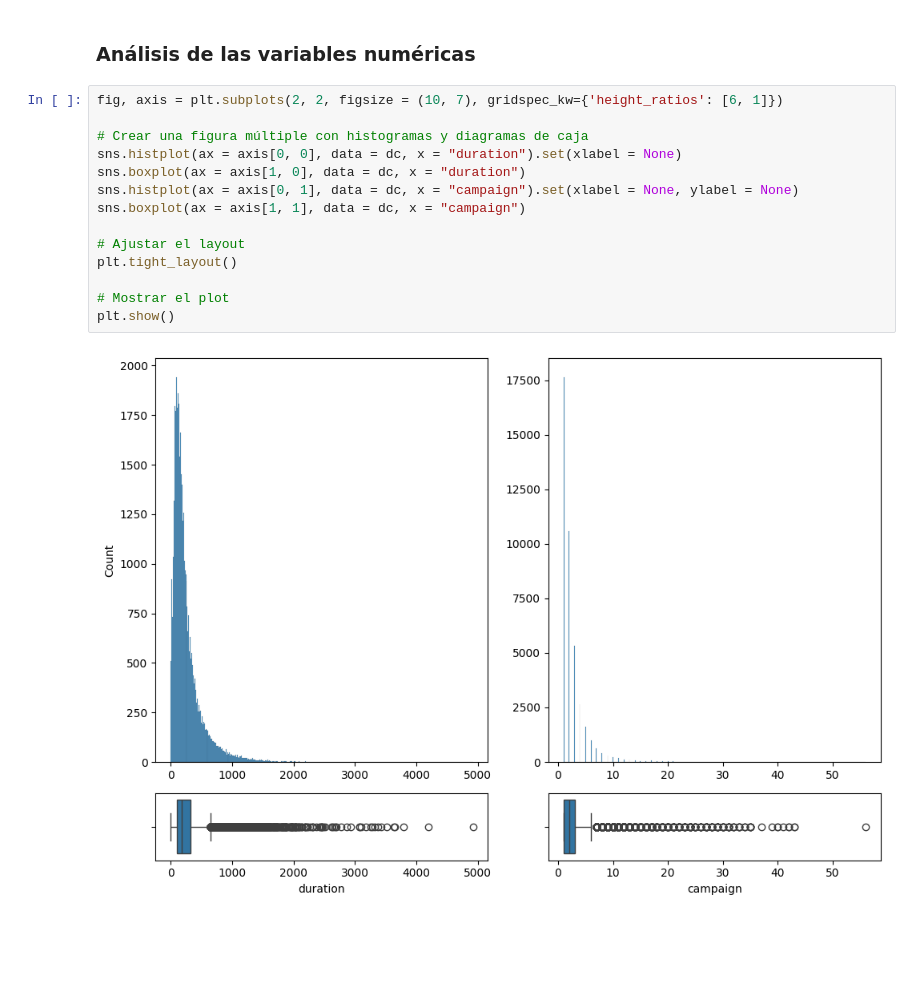
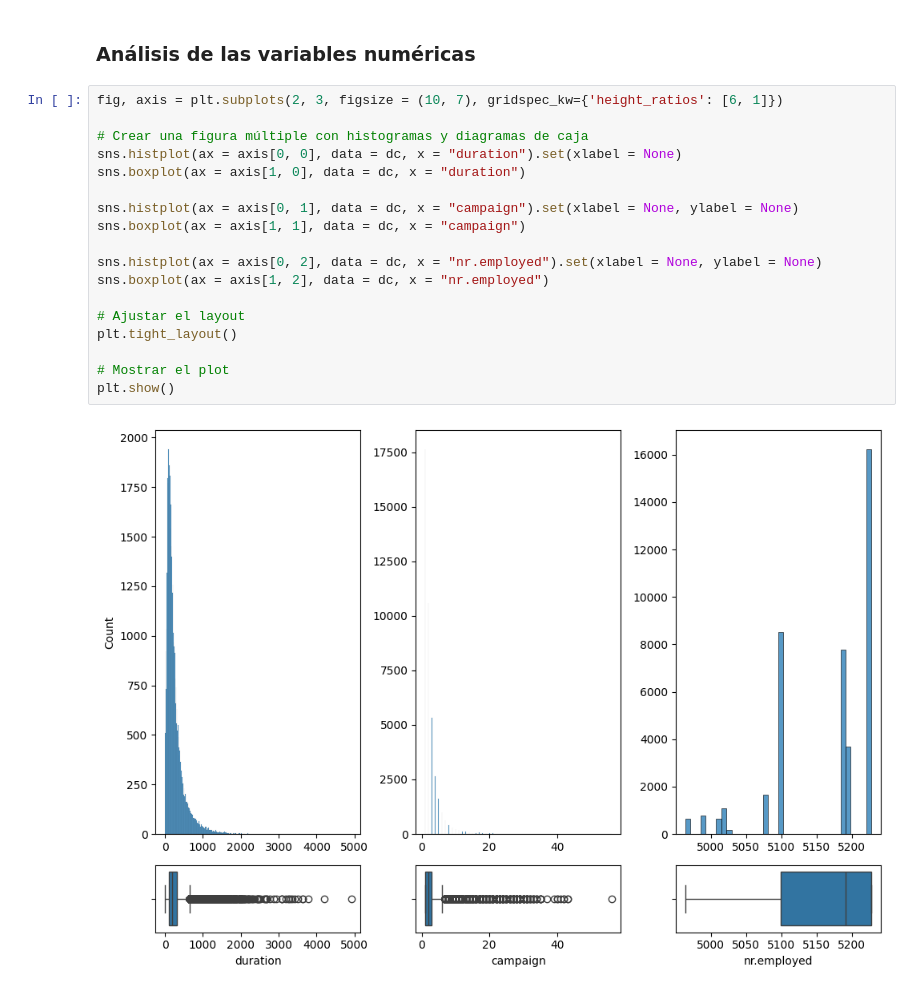
Before and after one commit to Jesuscastanedam/Jesuscastanedam_machine-learning-python-template, a Jupyter notebook: src/explore.ipynb, the cells around one changed output. Drawn from its saved outputs; the diff is of its cells as text; blank space fills up the shorter version.

```diff
--- a/src/explore.ipynb
+++ b/src/explore.ipynb
@@ -159,18 +159,22 @@ plt.show()
 # %% [markdown]
 ### Análisis de las variables numéricas
 # %%
-fig, axis = plt.subplots(2, 2, figsize = (10, 7), gridspec_kw={'height_ratios': [6, 1]})
+fig, axis = plt.subplots(2, 3, figsize = (10, 7), gridspec_kw={'height_ratios': [6, 1]})
 
 # Crear una figura múltiple con histogramas y diagramas de caja
 sns.histplot(ax = axis[0, 0], data = dc, x = "duration").set(xlabel = None)
 sns.boxplot(ax = axis[1, 0], data = dc, x = "duration")
+
 sns.histplot(ax = axis[0, 1], data = dc, x = "campaign").set(xlabel = None, ylabel = None)
 sns.boxplot(ax = axis[1, 1], data = dc, x = "campaign")
+
+sns.histplot(ax = axis[0, 2], data = dc, x = "nr.employed").set(xlabel = None, ylabel = None)
+sns.boxplot(ax = axis[1, 2], data = dc, x = "nr.employed")
 
 # Ajustar el layout
 plt.tight_layout()
 
 # Mostrar el plot
 plt.show()
 # %% [output]
-[figure, old version]
+[figure, new version]
```
Also changed, not shown: parts of 2 cells of this notebook.
